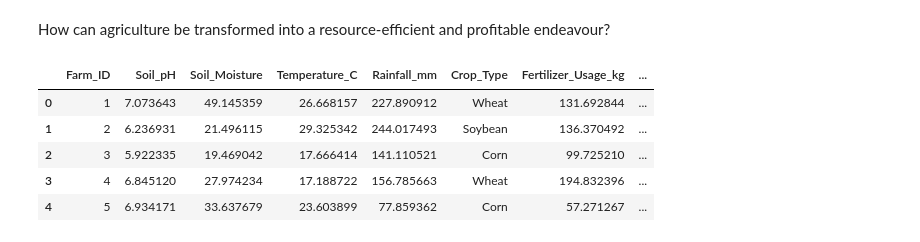
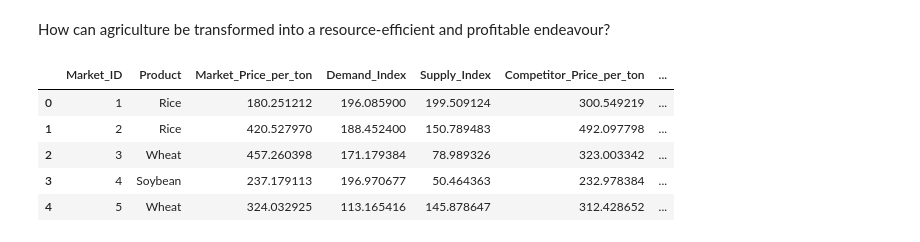
Before and after one commit to JoshuaWacks/sustainableFarmingAnalysis, a Jupyter notebook: question_2.ipynb, the cells around one changed output. Drawn from its saved outputs; the diff is of its cells as text; code cells hidden in the pictures.

```diff
--- a/question_2.ipynb
+++ b/question_2.ipynb
@@ -10,11 +10,11 @@ from scipy.stats import f_oneway
 farmer_df = pd.read_csv('./data/farmer_advisor_dataset.csv')
 market_df = pd.read_csv('./data/market_researcher_dataset.csv')
 # %%
-farmer_df.head()
+market_df.head()
 # %% [output]
-|  | Farm_ID | Soil_pH | Soil_Moisture | Temperature_C | Rainfall_mm | Crop_Type | Fertilizer_Usage_kg | ... |
-| 0 | 1 | 7.073643 | 49.145359 | 26.668157 | 227.890912 | Wheat | 131.692844 | ... |
-| 1 | 2 | 6.236931 | 21.496115 | 29.325342 | 244.017493 | Soybean | 136.370492 | ... |
-| 2 | 3 | 5.922335 | 19.469042 | 17.666414 | 141.110521 | Corn | 99.725210 | ... |
-| 3 | 4 | 6.845120 | 27.974234 | 17.188722 | 156.785663 | Wheat | 194.832396 | ... |
-| 4 | 5 | 6.934171 | 33.637679 | 23.603899 | 77.859362 | Corn | 57.271267 | ... |
+|  | Market_ID | Product | Market_Price_per_ton | Demand_Index | Supply_Index | Competitor_Price_per_ton | ... |
+| 0 | 1 | Rice | 180.251212 | 196.085900 | 199.509124 | 300.549219 | ... |
+| 1 | 2 | Rice | 420.527970 | 188.452400 | 150.789483 | 492.097798 | ... |
+| 2 | 3 | Wheat | 457.260398 | 171.179384 | 78.989326 | 323.003342 | ... |
+| 3 | 4 | Soybean | 237.179113 | 196.970677 | 50.464363 | 232.978384 | ... |
+| 4 | 5 | Wheat | 324.032925 | 113.165416 | 145.878647 | 312.428652 | ... |
```
Also changed, not shown: parts of 18 cells of this notebook, 21 other files.
